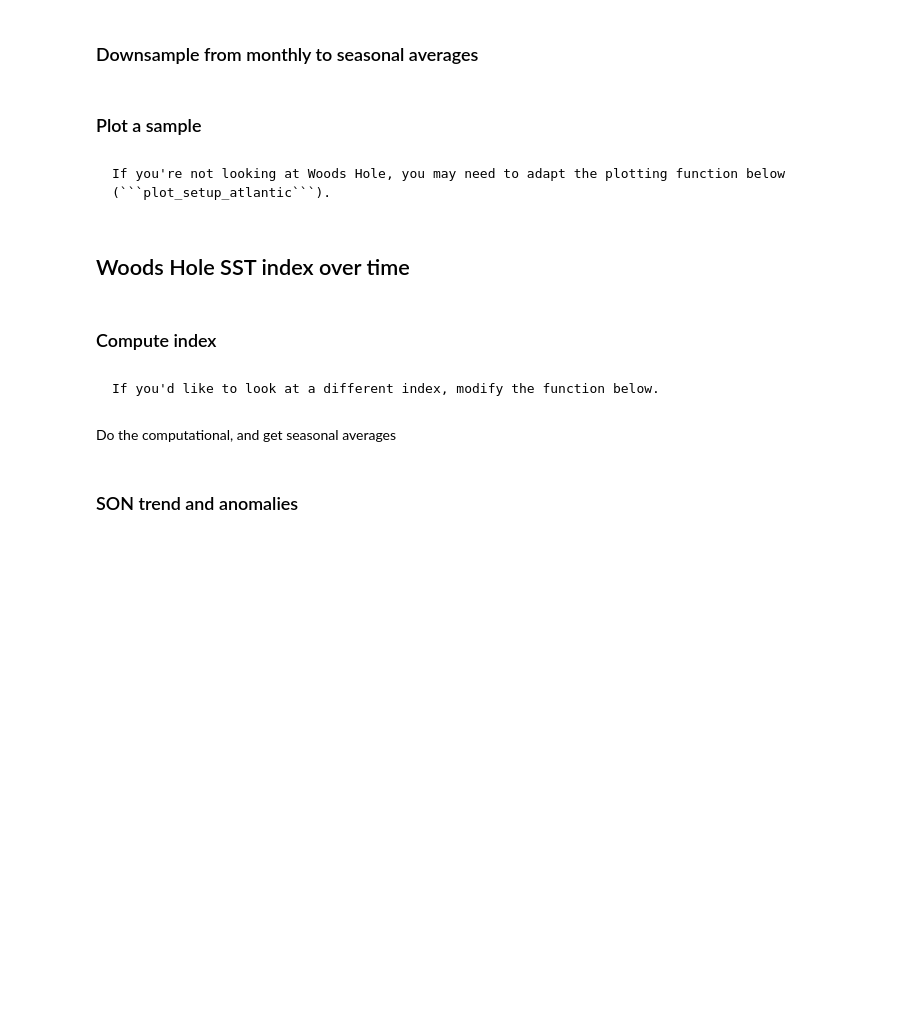
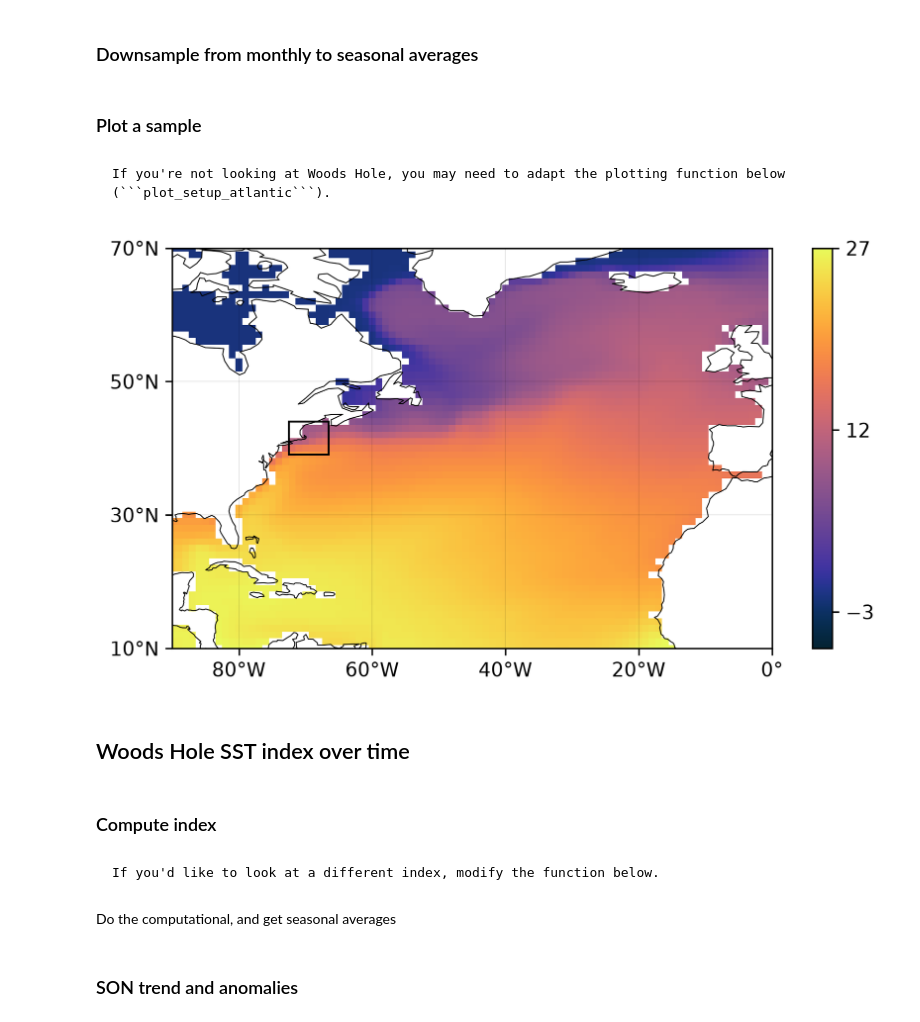
Before and after one commit to ashleylasinsky/whoi-climate-tutorial_2026, a Jupyter notebook: docs/pages/single_model/example.ipynb, the cells around one changed output. Saved outputs shown, nothing was run; the diff lists cells and outputs as text; code cells hidden in the pictures; blank space fills up the shorter version.

`````diff
--- a/docs/pages/single_model/example.ipynb
+++ b/docs/pages/single_model/example.ipynb
@@ -23,7 +23,7 @@ import xesmf as xe
 from cartopy.mpl.ticker import LongitudeFormatter, LatitudeFormatter
 
 ## (optional) remove gridlines from plots
-sns.set(rc={"axes.facecolor": "white", "axes.grid": False})
+# sns.set(rc={"axes.facecolor": "white", "axes.grid": False})
 # %% [markdown]
 ## Functions
 # %%
@@ -184,8 +184,8 @@ def plot_setup_atlantic(fig):
         proj,
         lon_range=[-90, -10],
         lat_range=[20, 60],
-        xticks=[-80, -50, -20],
-        yticks=[25, 45],
+        xticks=[-80, -60, -40, -20, 0],
+        yticks=[10, 30, 50, 70],
     )
 
     return fig, ax
@@ -543,31 +545,33 @@ If you're not looking at Woods Hole, you may need to adapt the plotting function
 ````
 # %%
 ## blank canvas
-fig = plt.figure()
+fig = plt.figure(dpi=300)
 
 ## plot background
 fig, ax = plot_setup_atlantic(fig)
 
 ## plot the data
 plot_data = ax.pcolormesh(
     data.lon,
     data.lat,
     data.isel(time=0),
     cmap="cmo.thermal",
     vmax=27,
     vmin=-6,
     # levels=np.arange(-6, 30, 3),
     transform=ccrs.PlateCarree(),
     # extend="both",
 )
 
 ## make a colorbar
 cb = fig.colorbar(plot_data, ticks=[-3, 12, 27])
 
 ## plot outline of region
 ax = plot_box_outline(ax, lon_range=[287.5, 293.5], lat_range=[39, 44])
 
 plt.show()
+# %% [output]
+[figure, added]
 # %% [markdown]
 ## Woods Hole SST index over time
 # %% [markdown]
`````
Also changed, not shown: parts of 7 cells of this notebook, 1 other file.
